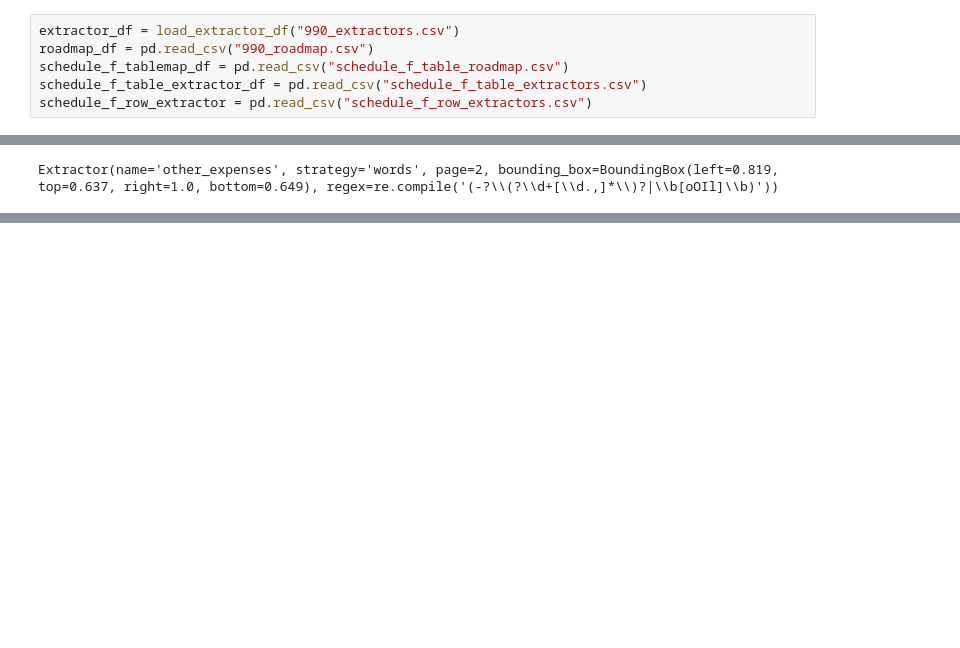
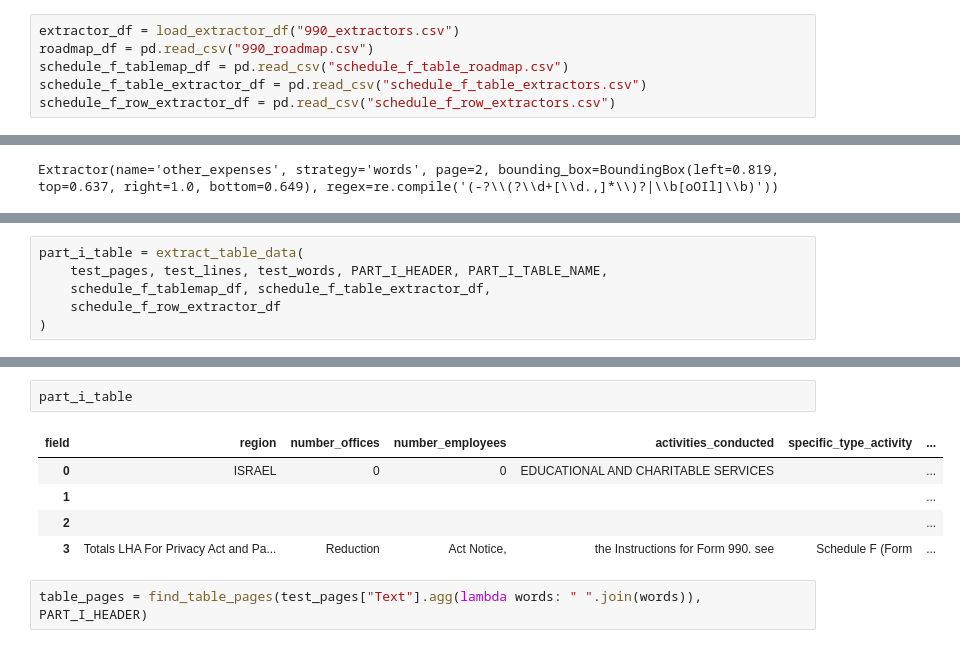
Before and after one commit to ethanscorey/parse_990_textract, a Jupyter notebook: debug_notebook.ipynb, the cells around one changed output, grey strips where cells are left out. Cells and saved outputs as stored; diff of their text form; blank space fills up the shorter version.

```diff
--- a/debug_notebook.ipynb
+++ b/debug_notebook.ipynb
@@ -31,4 +31,4 @@ extractor_df = load_extractor_df("990_extractors.csv")
 roadmap_df = pd.read_csv("990_roadmap.csv")
 schedule_f_tablemap_df = pd.read_csv("schedule_f_table_roadmap.csv")
 schedule_f_table_extractor_df = pd.read_csv("schedule_f_table_extractors.csv")
-schedule_f_row_extractor = pd.read_csv("schedule_f_row_extractors.csv")
+schedule_f_row_extractor_df = pd.read_csv("schedule_f_row_extractors.csv")
@@ -199,0 +207,6 @@ test_lines.loc[test_lines["Text"].str.contains("\(b\) Number")]
+# %%
+part_i_table = extract_table_data(
+    test_pages, test_lines, test_words, PART_I_HEADER, PART_I_TABLE_NAME,
+    schedule_f_tablemap_df, schedule_f_table_extractor_df,
+    schedule_f_row_extractor_df
+)
@@ -199,0 +231,10 @@ test_lines.loc[test_lines["Text"].str.contains("\(b\) Number")]
+# %%
+part_i_table
+# %% [output]
+| field | region | number_offices | number_employees | activities_conducted | specific_type_activity | ... |
+| 0 | ISRAEL | 0 | 0 | EDUCATIONAL AND CHARITABLE SERVICES |  | ... |
+| 1 |  |  |  |  |  | ... |
+| 2 |  |  |  |  |  | ... |
+| 3 | Totals LHA For Privacy Act and Pa... | Reduction | Act Notice, | the Instructions for Form 990. see | Schedule F (Form | ... |
+# %%
+table_pages = find_table_pages(test_pages["Text"].agg(lambda words: " ".join(words)), PART_I_HEADER)
```
Also changed, not shown: parts of 24 cells of this notebook, 5 other files.
